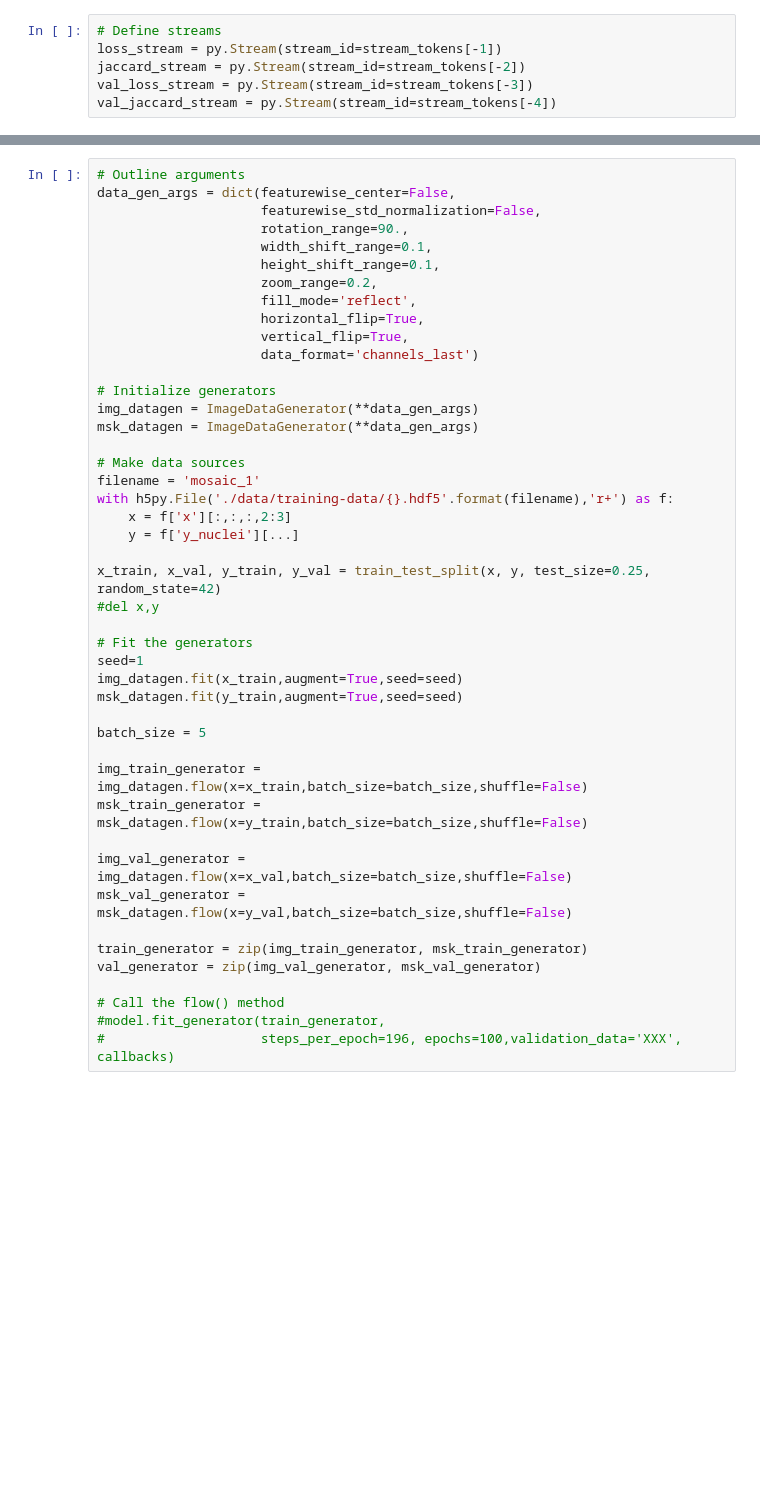
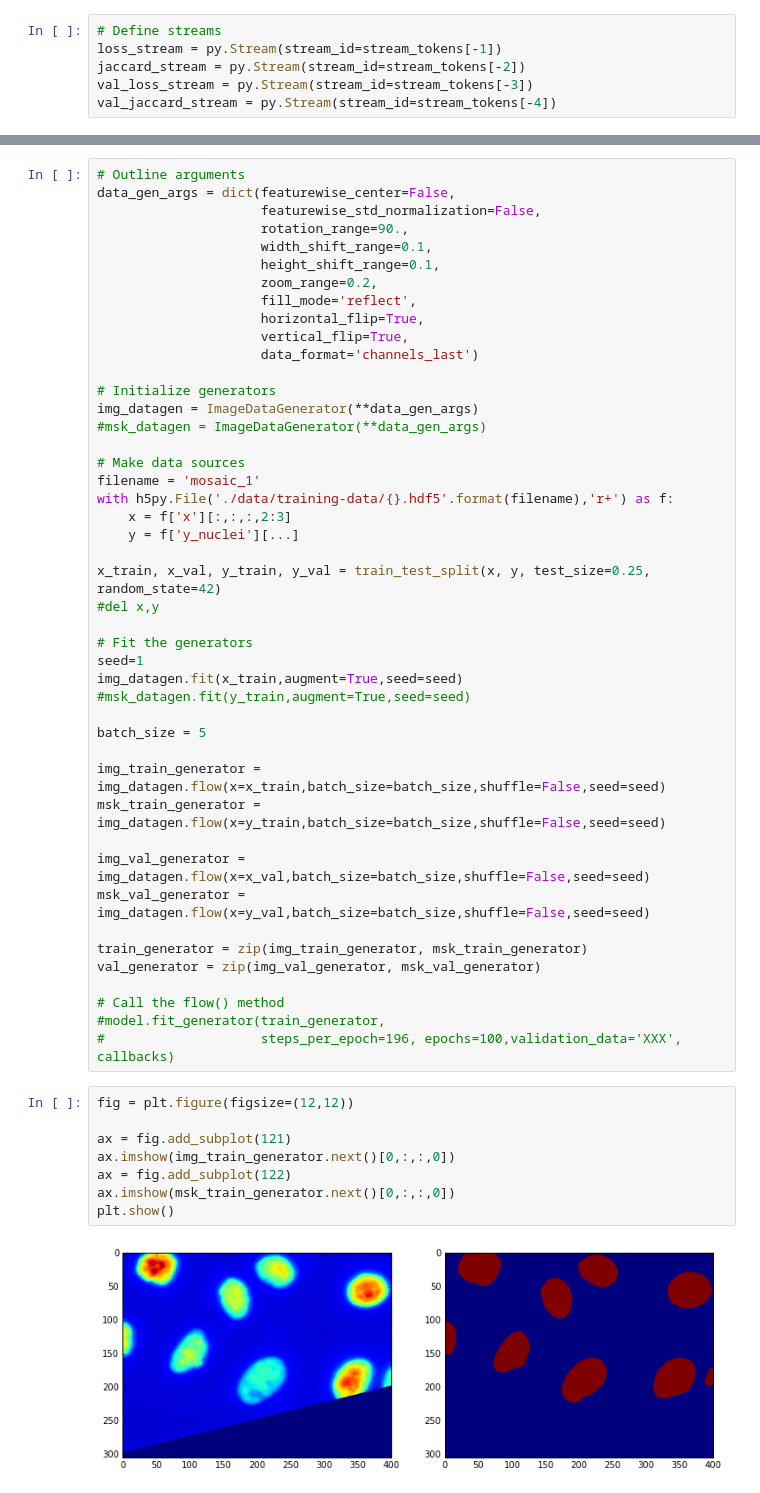
Before and after one commit to grantbey/deep_microscopy, a Jupyter notebook: u-net-version_1.0.ipynb, the cells around one changed output, grey strips where cells are left out. Saved outputs shown, nothing was run; the diff lists cells and outputs as text; blank space fills up the shorter version.

Commit message:
updated scripts, resolved imageDataGenerator problem

```diff
--- a/u-net-version_1.0.ipynb
+++ b/u-net-version_1.0.ipynb
@@ -146,7 +153,7 @@ data_gen_args = dict(featurewise_center=False,
 
 # Initialize generators
 img_datagen = ImageDataGenerator(**data_gen_args)
-msk_datagen = ImageDataGenerator(**data_gen_args)
+#msk_datagen = ImageDataGenerator(**data_gen_args)
 
 # Make data sources
 filename = 'mosaic_1'
@@ -160,15 +167,15 @@ x_train, x_val, y_train, y_val = train_test_split(x, y, test_size=0.25, random_s
 # Fit the generators
 seed=1
 img_datagen.fit(x_train,augment=True,seed=seed)
-msk_datagen.fit(y_train,augment=True,seed=seed)
+#msk_datagen.fit(y_train,augment=True,seed=seed)
 
 batch_size = 5
 
-img_train_generator = img_datagen.flow(x=x_train,batch_size=batch_size,shuffle=False)
-msk_train_generator = msk_datagen.flow(x=y_train,batch_size=batch_size,shuffle=False)
+img_train_generator = img_datagen.flow(x=x_train,batch_size=batch_size,shuffle=False,seed=seed)
+msk_train_generator = img_datagen.flow(x=y_train,batch_size=batch_size,shuffle=False,seed=seed)
 
-img_val_generator = img_datagen.flow(x=x_val,batch_size=batch_size,shuffle=False)
-msk_val_generator = msk_datagen.flow(x=y_val,batch_size=batch_size,shuffle=False)
+img_val_generator = img_datagen.flow(x=x_val,batch_size=batch_size,shuffle=False,seed=seed)
+msk_val_generator = img_datagen.flow(x=y_val,batch_size=batch_size,shuffle=False,seed=seed)
 
 train_generator = zip(img_train_generator, msk_train_generator)
 val_generator = zip(img_val_generator, msk_val_generator)
@@ -176,6 +183,16 @@ val_generator = zip(img_val_generator, msk_val_generator)
 # Call the flow() method
 #model.fit_generator(train_generator,
 #                    steps_per_epoch=196, epochs=100,validation_data='XXX', callbacks)
+# %%
+fig = plt.figure(figsize=(12,12))
+
+ax = fig.add_subplot(121)
+ax.imshow(img_train_generator.next()[0,:,:,0])
+ax = fig.add_subplot(122)
+ax.imshow(msk_train_generator.next()[0,:,:,0])
+plt.show()
+# %% [output]
+[figure, added]
 # %%
 %%time
 def compiler(img_rows = x_train.shape[1],img_cols = x_train.shape[2],
```
Also changed, not shown: parts of 5 cells of this notebook, 14 other files.
